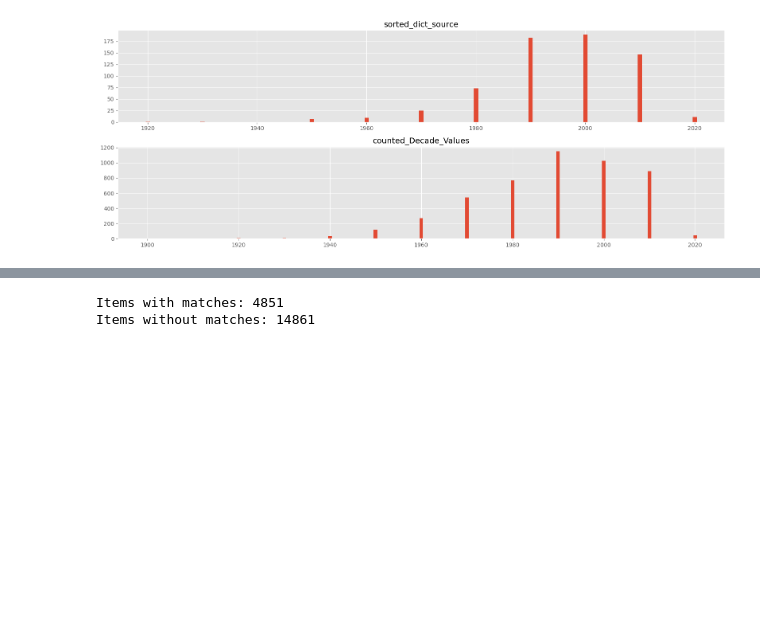
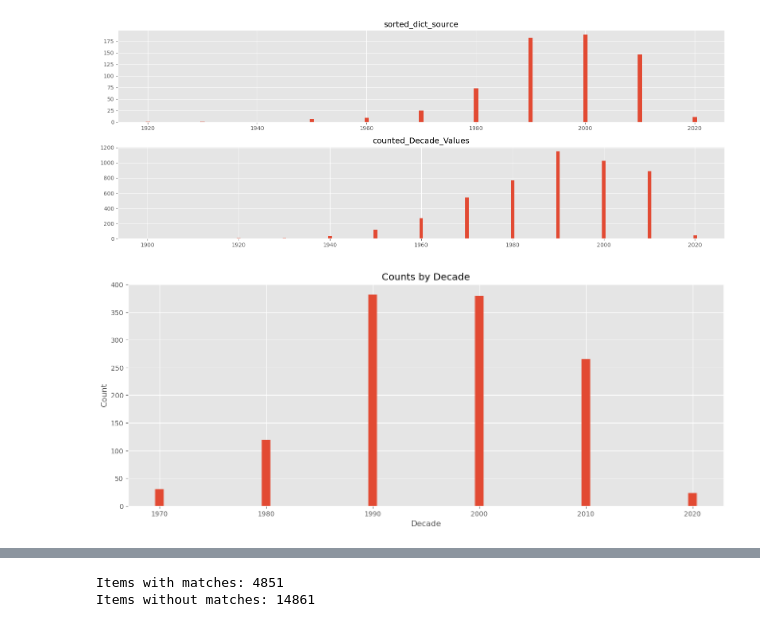
Before and after one commit to milanterlunen/quotation-detection, a Jupyter notebook: 03-analyze-results/generic-results-analysis-paul.ipynb, the cells around one changed output, grey strips where cells are left out. Saved outputs shown, nothing was run; the diff lists cells and outputs as text; code cells hidden in the pictures; blank space fills up the shorter version.

```diff
--- a/03-analyze-results/generic-results-analysis-paul.ipynb
+++ b/03-analyze-results/generic-results-analysis-paul.ipynb
@@ -299,3 +299,46 @@ most_common_items_tdm
 third_item_tdm Arts - Art history
 [figure]
 [figure]
+# %%
+# milestone code journal questions
+# apply a snippet list using philosoph*, Literar*, Soci*, Anthropo
+# as filter on  isPartof  journalnames
+
+# Check if 'isPartof' column exists in the DataFrame
+
+ # List of strings to filter on
+filter_list = ['philosoph', 'literar', 'soci', 'anthropo']
+
+# Create a new DataFrame where 'isPartof' contains any of the strings in filter_list, case insensitive
+# Set the index of the DataFrame to be the first column
+
+# Fill NA/NaN values with a valid value
+# Check if 'isPartOf' column exists in the DataFrame
+df['isPartOf'].fillna('', inplace=True)
+
+#filtered_by_filterlist_df = df[df['isPartOf'].str.contains('|'.join(filter_list), case=False)]
+#counter_on_filtered=Counter(filtered_by_filterlist_df['Decade'])
+
+# filter_list is your list of strings
+second_string = filter_list[1]  # Lists in Python are 0-indexed, so 1 is the second element
+
+filtered_by_second_string_df = df[df['isPartOf'].str.contains(second_string, case=False)]
+counter_on_filtered=Counter(filtered_by_second_string_df['Decade'])
+#print(counter_on_filtered)
+
+
+# Assuming counter_on_filtered_df is your Counter object
+# Convert the Counter object to a DataFrame
+counter_on_filtered_df = pd.DataFrame.from_dict(counter_on_filtered, orient='index').reset_index()
+
+# Rename the columns
+counter_on_filtered_df=counter_on_filtered_df.rename(columns={'index':'Decade', 0:'count'})
+
+# Create the bar diagram
+plt.bar(counter_on_filtered_df['Decade'],counter_on_filtered_df['count'])
+plt.xlabel('Decade')
+plt.ylabel('Count')
+plt.title('Counts by Decade')
+plt.show()
+# %% [output]
+[figure, added]
```
Also changed, not shown: parts of 3 cells of this notebook.
